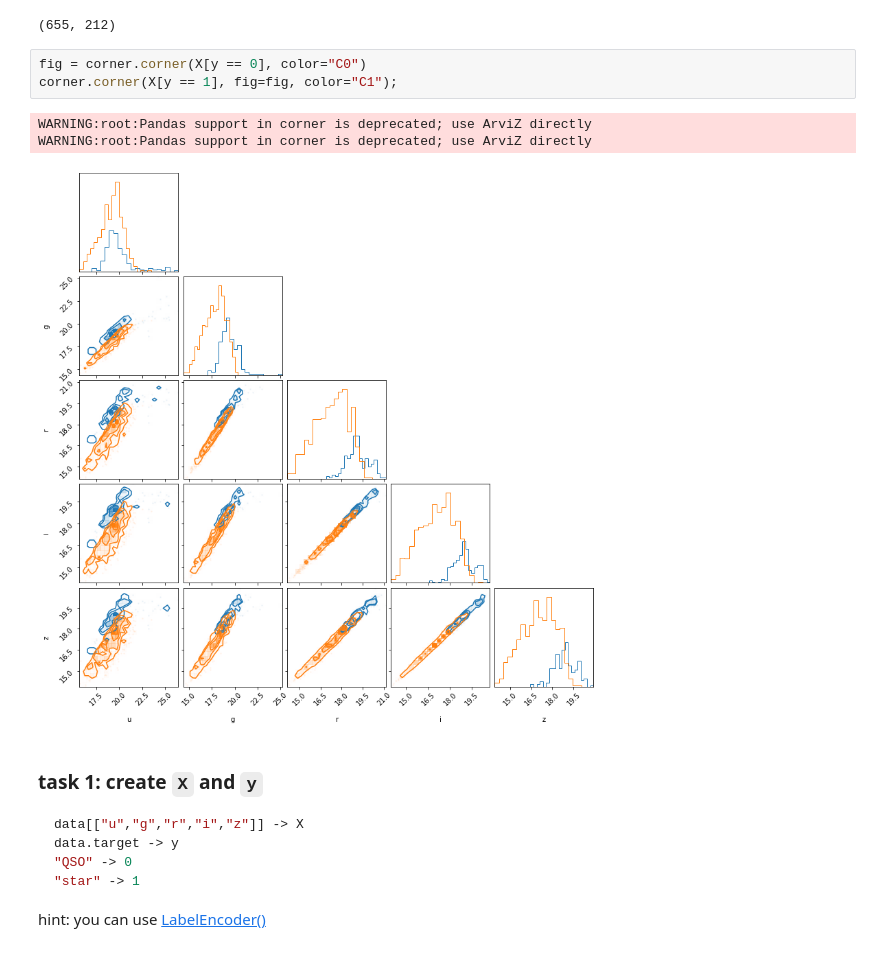
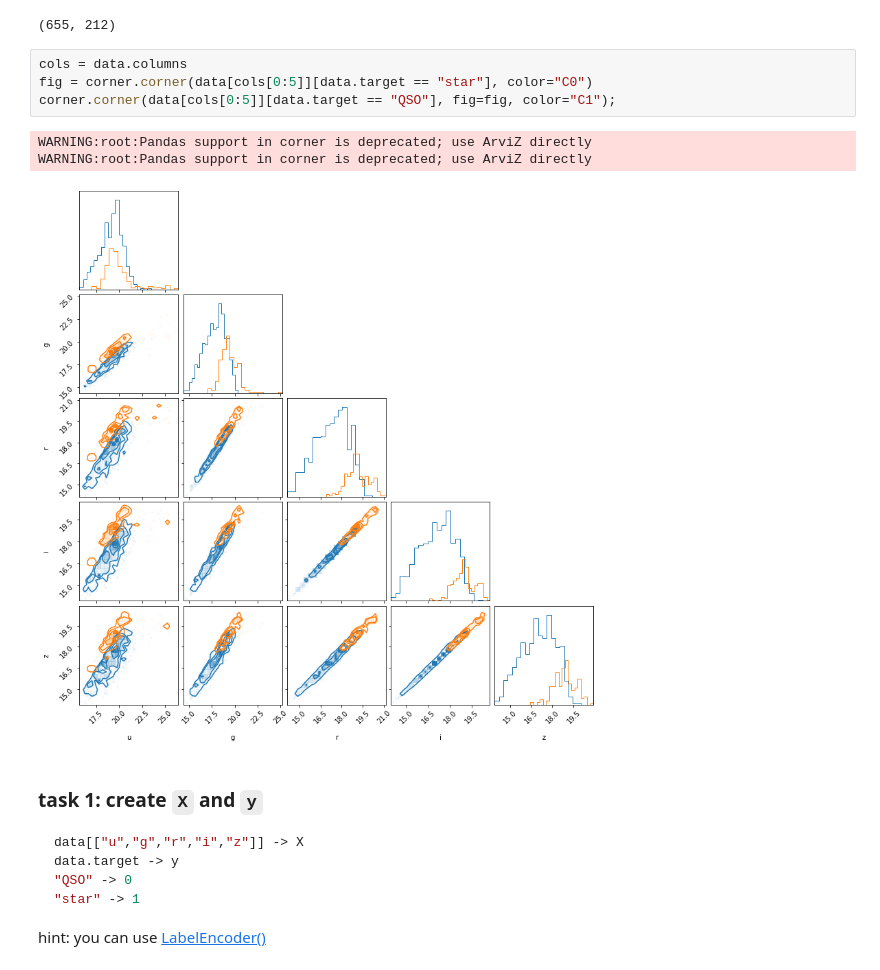
Before and after one commit to tomasplsek/AstroML, a Jupyter notebook: 03_sklearn.ipynb, the cells around one changed output. Saved outputs shown, nothing was run; the diff lists cells and outputs as text.

```diff
--- a/03_sklearn.ipynb
+++ b/03_sklearn.ipynb
@@ -82,12 +83,13 @@ sum(data.target== "star"), sum(data.target == "QSO")
 # %% [output]
 (655, 212)
 # %%
-fig = corner.corner(X[y == 0], color="C0")
-corner.corner(X[y == 1], fig=fig, color="C1");
+cols = data.columns
+fig = corner.corner(data[cols[0:5]][data.target == "star"], color="C0")
+corner.corner(data[cols[0:5]][data.target == "QSO"], fig=fig, color="C1");
 # %% [output]
 WARNING:root:Pandas support in corner is deprecated; use ArviZ directly
 WARNING:root:Pandas support in corner is deprecated; use ArviZ directly
-[figure, old version]
+[figure, new version]
 # %% [markdown]
 ### task 1: **create `X` and `y`**
 
```
Also changed, not shown: parts of 33 cells of this notebook.
